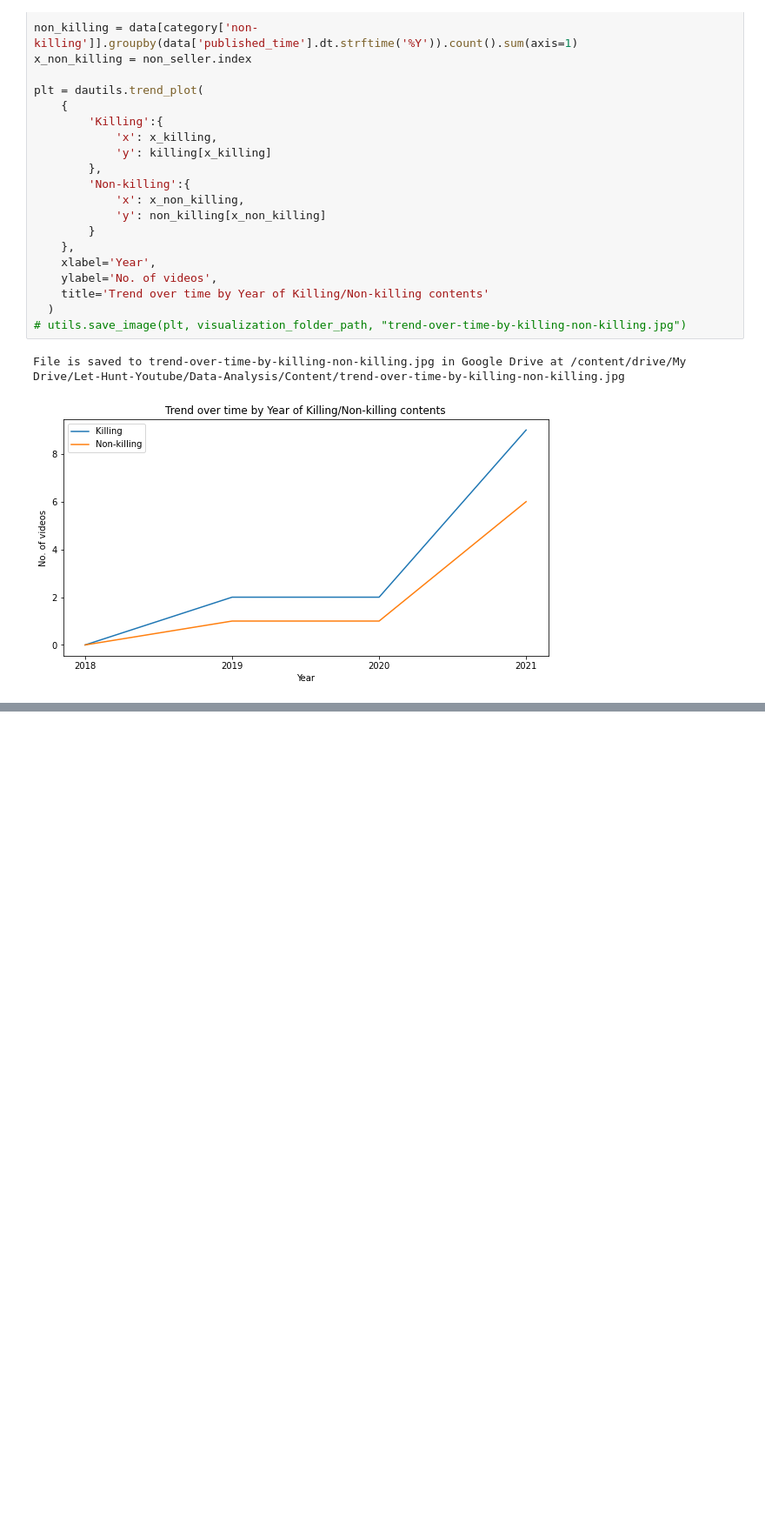
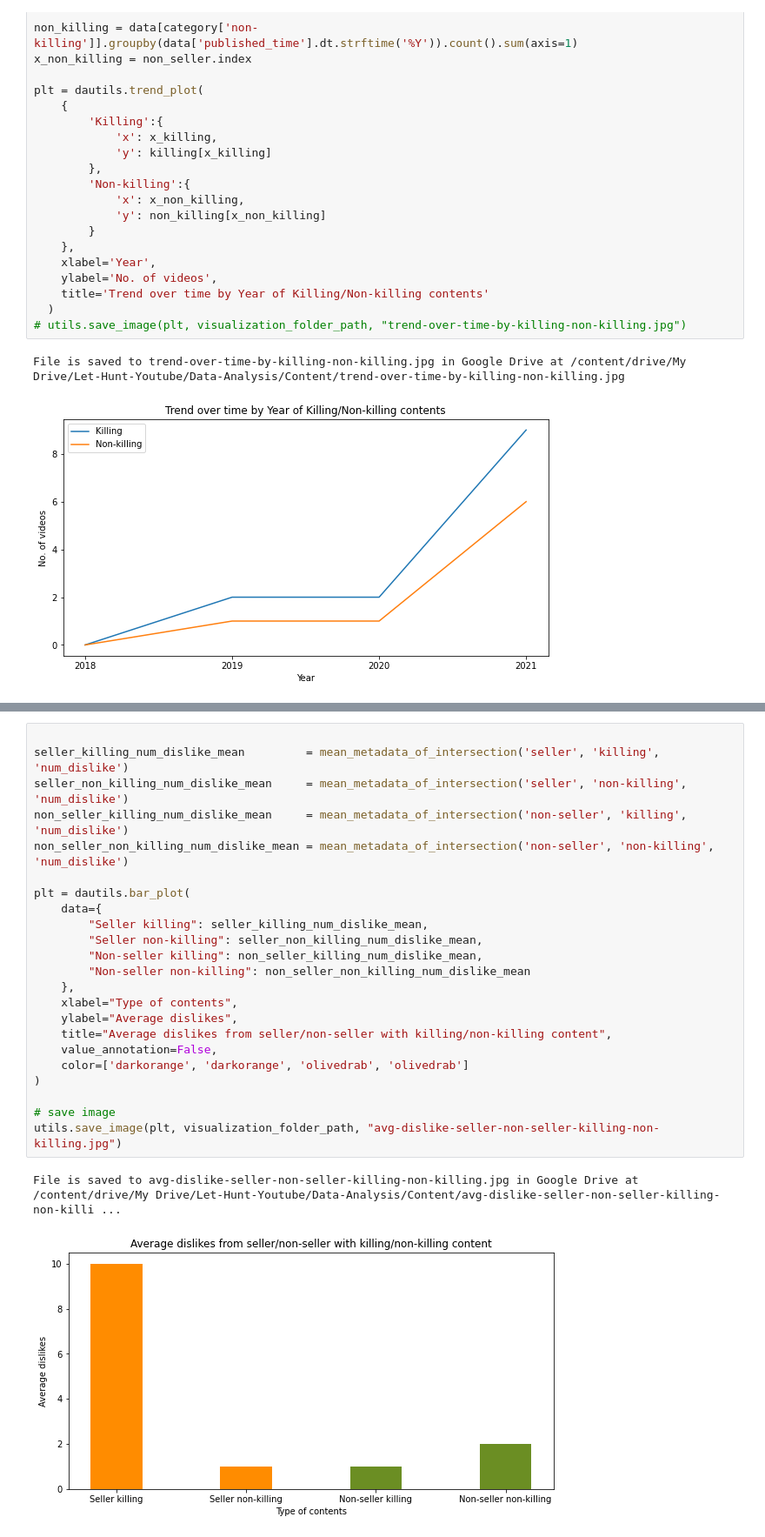
Before and after one commit to hoangantk6/Youtube_Hunting, a Jupyter notebook: 04-Data-Analysis/01_video-content-analysis.ipynb, the cells around one changed output, grey strips where cells are left out. Shown at 87% size. Cells and saved outputs as stored; diff of their text form; blank space fills up the shorter version.

```diff
--- a/04-Data-Analysis/01_video-content-analysis.ipynb
+++ b/04-Data-Analysis/01_video-content-analysis.ipynb
@@ -386,0 +418,26 @@ topic_list
+# %%
+
+seller_killing_num_dislike_mean         = mean_metadata_of_intersection('seller', 'killing', 'num_dislike')
+seller_non_killing_num_dislike_mean     = mean_metadata_of_intersection('seller', 'non-killing', 'num_dislike')
+non_seller_killing_num_dislike_mean     = mean_metadata_of_intersection('non-seller', 'killing', 'num_dislike')
+non_seller_non_killing_num_dislike_mean = mean_metadata_of_intersection('non-seller', 'non-killing', 'num_dislike')
+
+plt = dautils.bar_plot(
+    data={
+        "Seller killing": seller_killing_num_dislike_mean,
+        "Seller non-killing": seller_non_killing_num_dislike_mean,
+        "Non-seller killing": non_seller_killing_num_dislike_mean,
+        "Non-seller non-killing": non_seller_non_killing_num_dislike_mean
+    },
+    xlabel="Type of contents",
+    ylabel="Average dislikes",
+    title="Average dislikes from seller/non-seller with killing/non-killing content",
+    value_annotation=False,
+    color=['darkorange', 'darkorange', 'olivedrab', 'olivedrab']
+)
+
+# save image
+utils.save_image(plt, visualization_folder_path, "avg-dislike-seller-non-seller-killing-non-killing.jpg")
+# %% [output]
+File is saved to avg-dislike-seller-non-seller-killing-non-killing.jpg in Google Drive at /content/drive/My Drive/Let-Hunt-Youtube/Data-Analysis/Content/avg-dislike-seller-non-seller-killing-non-killi ...
+[figure, added]
```
Also changed, not shown: parts of 10 cells of this notebook.
